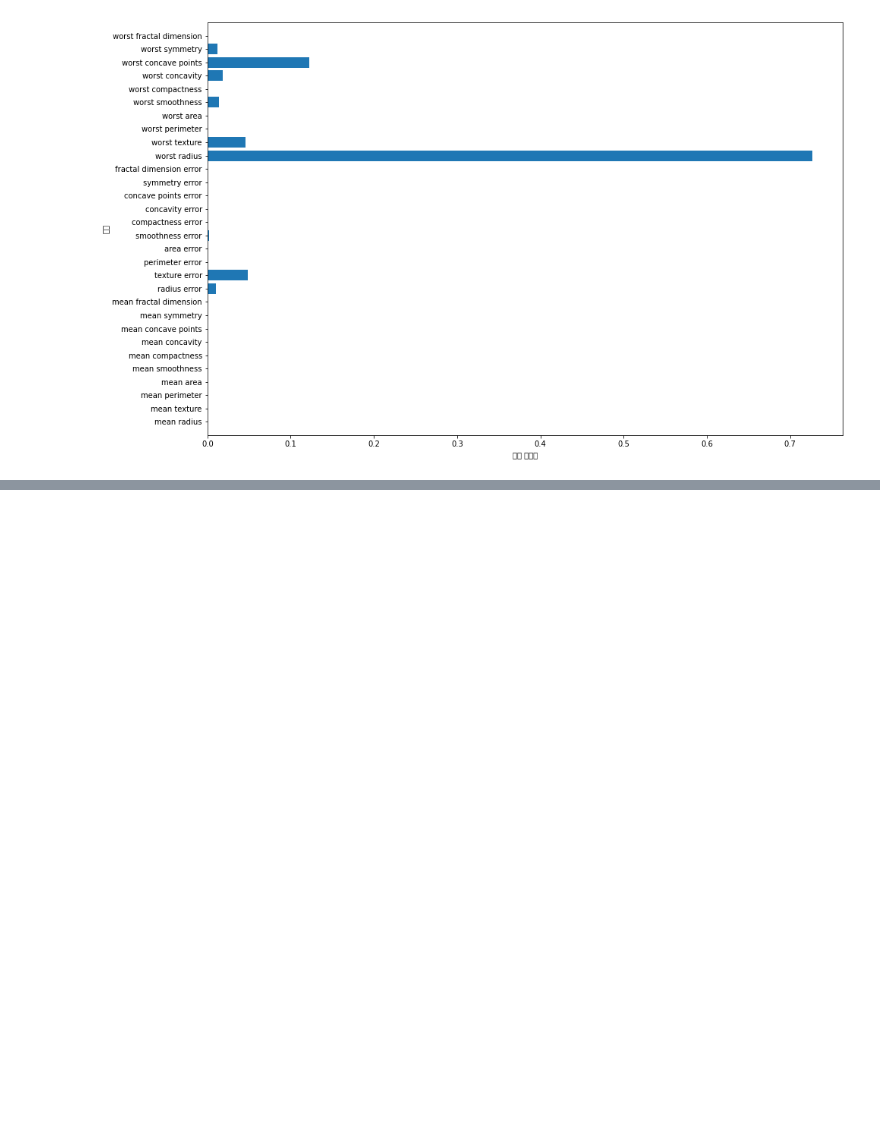
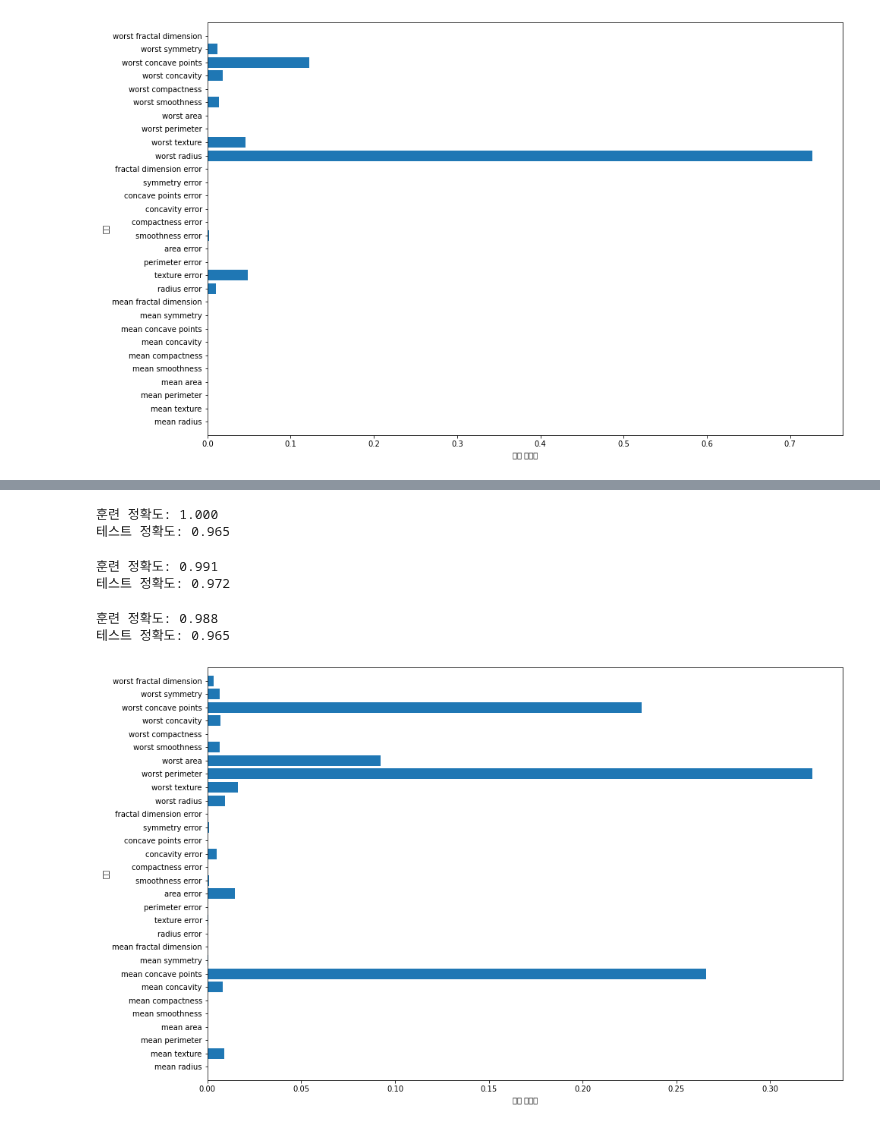
Before and after one commit to 201ssc/python_test1, a Jupyter notebook: 2_3_6_결정_트리의_앙상블.ipynb, the cells around one changed output, grey strips where cells are left out. Drawn from its saved outputs; the diff is of its cells as text; code cells hidden in the pictures; blank space fills up the shorter version.

```diff
--- a/2_3_6_결정_트리의_앙상블.ipynb
+++ b/2_3_6_결정_트리의_앙상블.ipynb
@@ -130,0 +151,48 @@ plot_feature_importances_cancer(tree)
+# %%
+from sklearn.ensemble import GradientBoostingClassifier
+
+X_train, X_test, y_train, y_test = train_test_split(cancer.data, cancer.target, random_state=0)
+gbrt = GradientBoostingClassifier(random_state=0)
+gbrt.fit(X_train, y_train)
+
+print("훈련 정확도: {:.3f}".format(gbrt.score(X_train, y_train)))
+print("테스트 정확도: {:.3f}".format(gbrt.score(X_test, y_test)))
+
+# 과대적합
+# 가지치기 올리기
+# %% [output]
+훈련 정확도: 1.000
+테스트 정확도: 0.965
+# %%
+# 트리의 최대 깊이를 줄여 사전 가지치기를 강하게 하거나 학습률을 낮출 수 있다
+gbrt = GradientBoostingClassifier(random_state=0, max_depth=1)
+gbrt.fit(X_train, y_train)
+
+print("훈련 정확도: {:.3f}".format(gbrt.score(X_train, y_train)))
+print("테스트 정확도: {:.3f}".format(gbrt.score(X_test, y_test)))
+# %% [output]
+훈련 정확도: 0.991
+테스트 정확도: 0.972
+# %%
+# 트리 오차 규제 약하게
+gbrt = GradientBoostingClassifier(random_state=0, learning_rate=0.01)
+gbrt.fit(X_train, y_train)
+
+print("훈련 정확도: {:.3f}".format(gbrt.score(X_train, y_train)))
+print("테스트 정확도: {:.3f}".format(gbrt.score(X_test, y_test)))
+
+# 트리 깊이 조정에 비해 선능 개선율이 낮다.
+# %% [output]
+훈련 정확도: 0.988
+테스트 정확도: 0.965
+# %%
+# 트리 깊이 1 > 시각화
+gbrt = GradientBoostingClassifier(random_state=0, max_depth=1)
+gbrt.fit(X_train, y_train)
+
+plot_feature_importances_cancer(gbrt)
+
+# 랜덤과 다르게 일부 특성을 강조하고 있다
+# 일반적으로 더 안정적인 랜덤을 먼저 적용하다가, 예측 시간이 중요하거나 성능을 마지막으로 쥐어 짜야하는 경우 그레디언트 부스팅을 사용한다.
+# %% [output]
+[figure, added]
```
Also changed, not shown: parts of 5 cells of this notebook.
